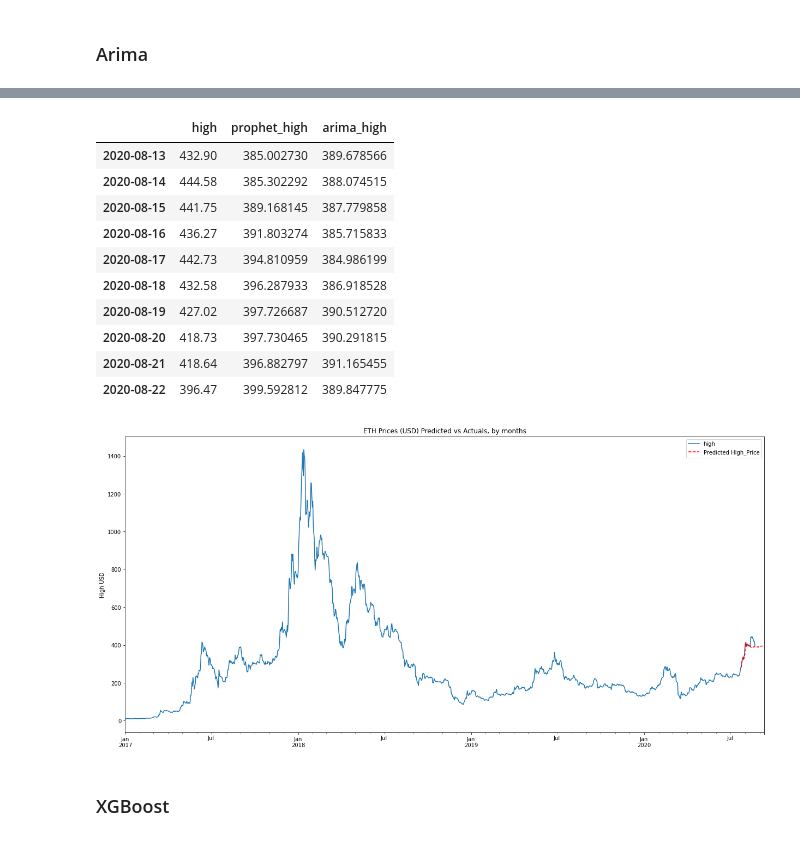
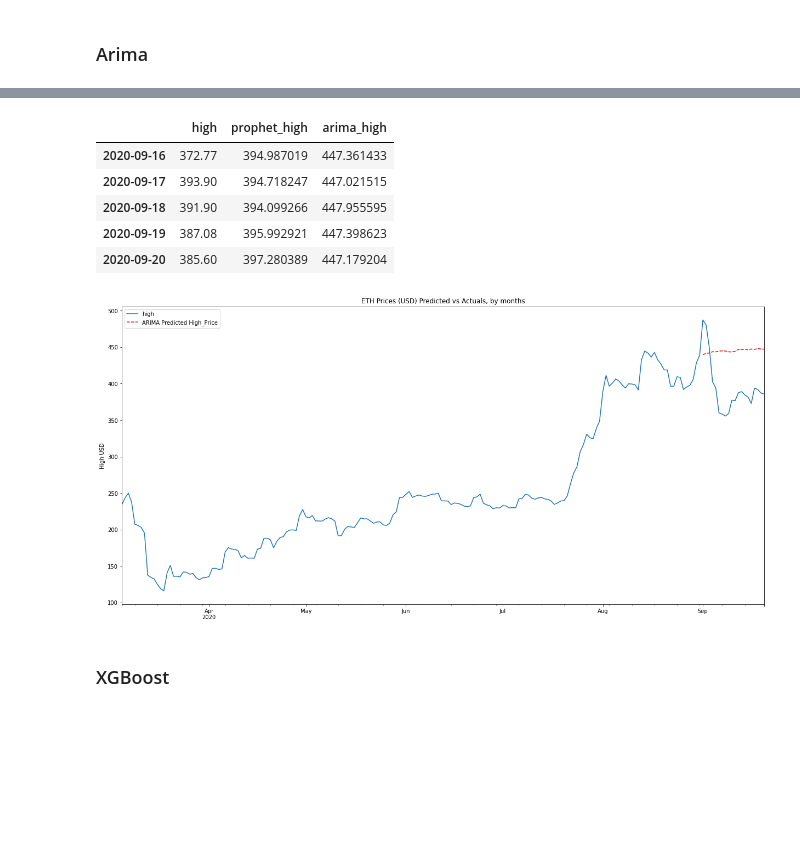
Before and after one commit to juan-ivan-NV/Btc_trading, a Jupyter notebook: Data_extraction_and_models_comparison.ipynb, the cells around one changed output, grey strips where cells are left out. Drawn from its saved outputs; the diff is of its cells as text; code cells hidden in the pictures; blank space fills up the shorter version.

```diff
--- a/Data_extraction_and_models_comparison.ipynb
+++ b/Data_extraction_and_models_comparison.ipynb
@@ -333,5 +322,5 @@ import statsmodels.api as sm'''
 # %%
 # ► Create a copy with values in reverse
 
-my_coin_high_a = (my_coin_high[10:].copy()).set_index('Date').iloc[::-1]
+my_coin_high_a = (my_coin[['Date','High']][:-20].copy()).set_index('Date')
 # %%
@@ -403,29 +376,24 @@ my_coin_forecast_cp = pd.concat([my_coin_forecast.set_index('date'),forecast_ari
 # %%
 # ► Comparing 10 unseen data by both models
 
-my_coin_forecast_cp[-30:-20]
+my_coin_forecast_cp.tail()
 # %% [output]
 |  | high | prophet_high | arima_high |
-| 2020-08-13 | 432.90 | 385.002730 | 389.678566 |
-| 2020-08-14 | 444.58 | 385.302292 | 388.074515 |
-| 2020-08-15 | 441.75 | 389.168145 | 387.779858 |
-| 2020-08-16 | 436.27 | 391.803274 | 385.715833 |
-| 2020-08-17 | 442.73 | 394.810959 | 384.986199 |
-| 2020-08-18 | 432.58 | 396.287933 | 386.918528 |
-| 2020-08-19 | 427.02 | 397.726687 | 390.512720 |
-| 2020-08-20 | 418.73 | 397.730465 | 390.291815 |
-| 2020-08-21 | 418.64 | 396.882797 | 391.165455 |
-| 2020-08-22 | 396.47 | 399.592812 | 389.847775 |
+| 2020-09-16 | 372.77 | 394.987019 | 447.361433 |
+| 2020-09-17 | 393.90 | 394.718247 | 447.021515 |
+| 2020-09-18 | 391.90 | 394.099266 | 447.955595 |
+| 2020-09-19 | 387.08 | 395.992921 | 447.398623 |
+| 2020-09-20 | 385.60 | 397.280389 | 447.179204 |
 # %%
 plt.figure(figsize=(21,10))
-my_coin_forecast_cp.high.plot()
-my_coin_forecast_cp.arima_high[-50:].plot(color='r', ls='--', label='Predicted High_Price')
+my_coin_forecast_cp.high[-200:].plot()
+my_coin_forecast_cp.arima_high[-20:].plot(color='r', ls='--', label='ARIMA Predicted High_Price')
 plt.legend()
 plt.title('ETH Prices (USD) Predicted vs Actuals, by months')
 plt.ylabel('High USD')
 plt.show()
 # %% [output]
-[figure, old version]
+[figure, new version]
 # %% [markdown]
 ### XGBoost
 # %%
```
Also changed, not shown: parts of 12 cells of this notebook.
